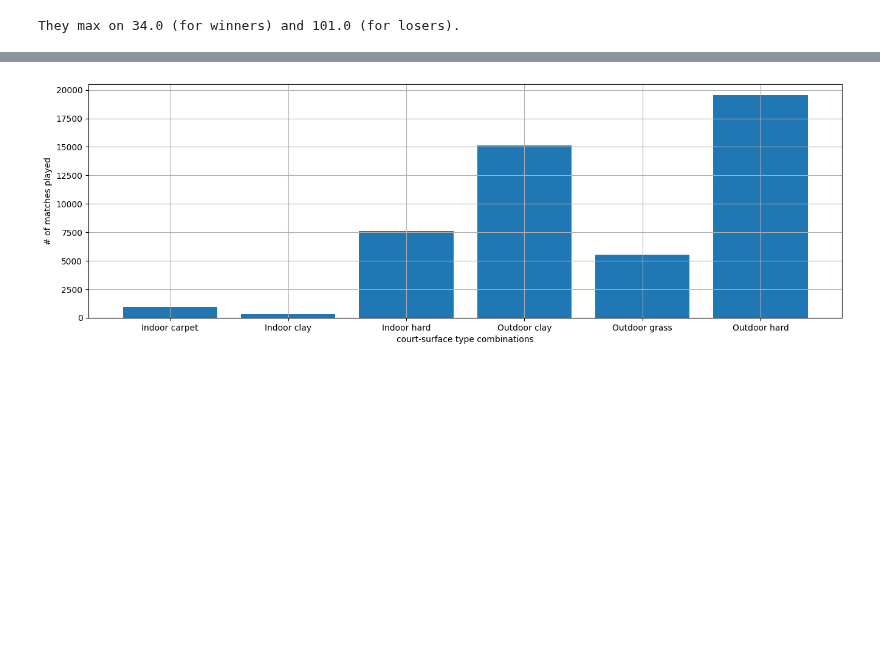
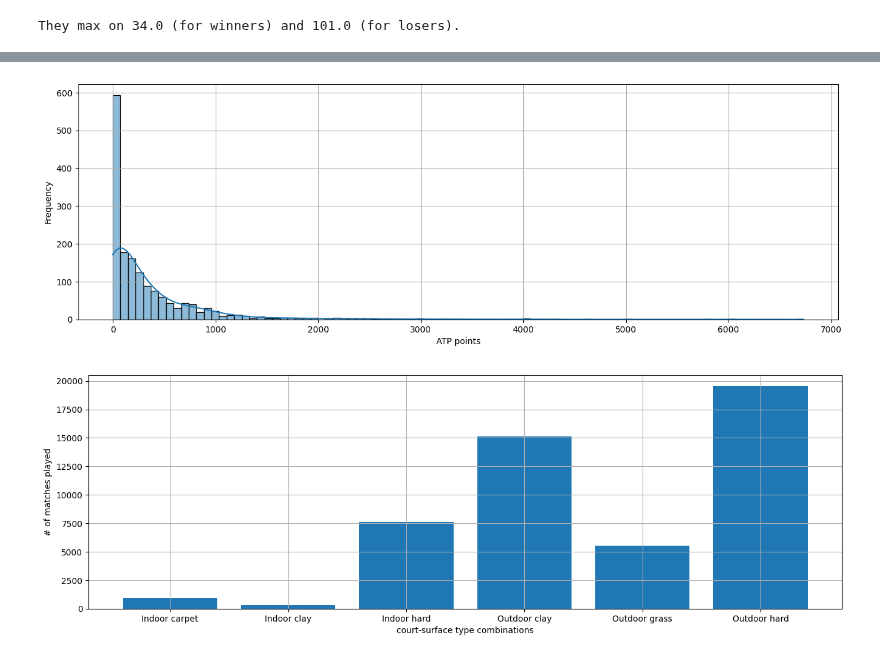
Before and after one commit to sprogl/sporting-bet-prediction, a Jupyter notebook: eda.ipynb, the cells around one changed output, grey strips where cells are left out. Cells and saved outputs as stored; diff of their text form; code cells hidden in the pictures; blank space fills up the shorter version.

```diff
--- a/eda.ipynb
+++ b/eda.ipynb
@@ -143,3 +202,24 @@ plt.show()
+# %%
+import matplotlib.pyplot as plt
+import seaborn as sns
+
+# Create a histogram of Pinnacle Sports' bets on the the winner
+plt.figure(figsize=(16, 5))
+plt.grid()
+sns.histplot(elo_rates["pts"], kde=True)
+
+# Add labels and title
+# plt.title('Distribution of elo rates and atp points')
+plt.xlabel('ATP points')
+plt.ylabel('Frequency')
+
+# Save the plot
+plt.savefig("report/final/pictures/atp-point-dist.pdf")
+
+# Show the plot
+plt.show()
+# %% [output]
+[figure, added]
 # %%
 import matplotlib.pyplot as plt
 
```
Also changed, not shown: parts of 3 cells of this notebook, 6 other files.
